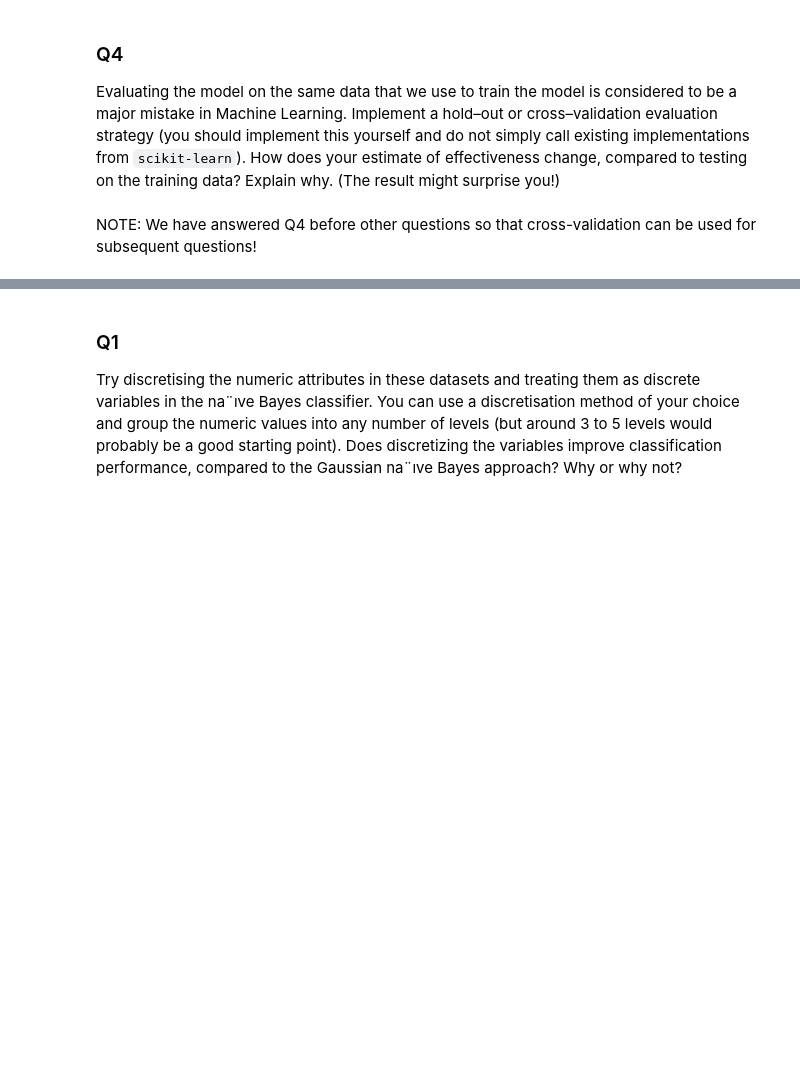
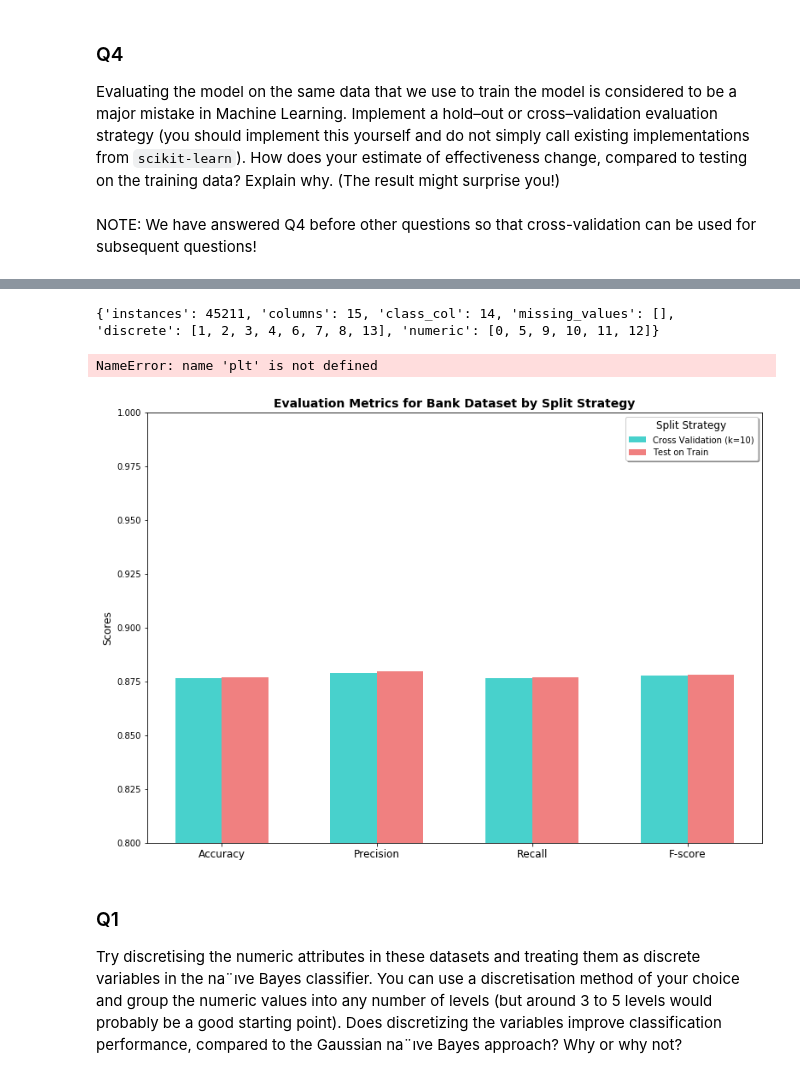
Before and after one commit to rohan-hitchcock/comp30027-machine-learning, a Jupyter notebook: ass1/src/submission/submission.ipynb, the cells around one changed output, grey strips where cells are left out. Drawn from its saved outputs; the diff is of its cells as text; code cells hidden in the pictures; blank space fills up the shorter version.

Commit message:
added graph for Q4

```diff
--- a/ass1/src/submission/submission.ipynb
+++ b/ass1/src/submission/submission.ipynb
@@ -372,3 +384,44 @@ print(f"Accuracy: {acc}\nPrecision: {prec}\nRecall: {rec}\nF-Score (beta = {F_SC
+# %%
+bank, bank_cnfg = preprocess(BANK)
+bank_r = cross_validation_runner(bank, bank_cnfg, NUM_PARTITIONS)
+
+#Testing on Train set, no cross-validation
+model = train(bank, bank_cnfg["discrete"], bank_cnfg["numeric"], bank_cnfg["class_col"], train_discrete=train_discrete_standard)
+predictions = predict(bank, model)
+truth = bank[bank_cnfg["class_col"]]
+a, p, r, f = evaluate(truth, predictions)
+# %% [output]
+{'instances': 45211, 'columns': 15, 'class_col': 14, 'missing_values': [], 'discrete': [1, 2, 3, 4, 6, 7, 8, 13], 'numeric': [0, 5, 9, 10, 11, 12]}
+NameError: name 'plt' is not defined
+# %%
+
+
+cross_v = np.array((bank_r["accuracy"], bank_r["precision"], bank_r["recall"], bank_r["f-score"]))
+test_on_train = np.array((a, p, r, f))
+
+
+import matplotlib.pyplot as plt
+%matplotlib inline
+plt.rcParams['figure.figsize'] = [10, 7]
+X = np.arange(4)
+ind = X + 0.15
+fig = plt.figure()
+ax = fig.add_axes([0,0,1,1])
+ax.set_ylim(0.8,1)
+ax.bar(X + 0.00, cross_v, color = 'mediumturquoise', width = 0.3)
+ax.bar(X + 0.3, test_on_train, color = 'lightcoral', width = 0.3)
+
+plt.ylabel('Scores',size=12)
+plt.title('Evaluation Metrics for Bank Dataset by Split Strategy', weight='bold',size=14)
+plt.xticks(ind, ('Accuracy',
+                 'Precision',
+                 'Recall',
+                 'F-score'), size=12)
+plt.legend(('Cross Validation (k=10)','Test on Train'),shadow=True,title="Split Strategy",title_fontsize=12)
+
+plt.show()
+# %% [output]
+[figure, added]
 # %% [markdown]
 ### Q1
 Try discretising the numeric attributes in these datasets and treating them as discrete variables in the na¨ıve
```
Also changed, not shown: parts of 5 cells of this notebook, 1 other file.
